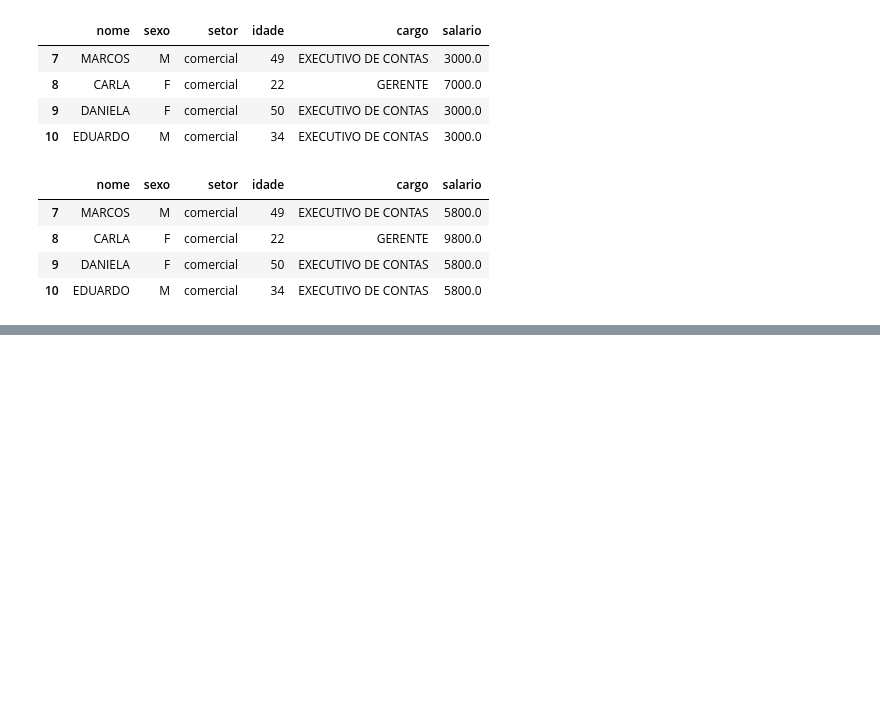
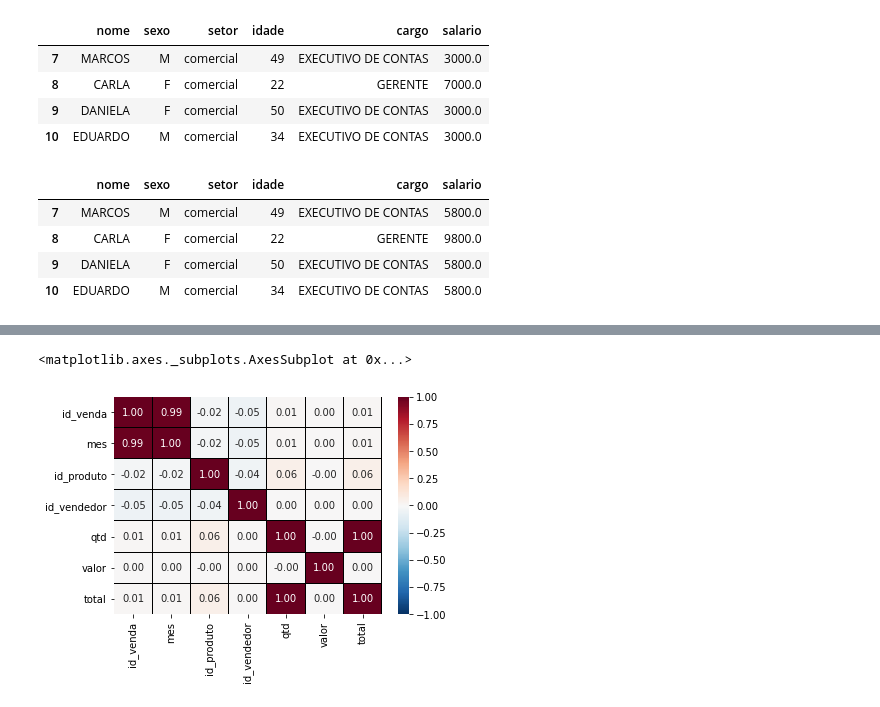
Before and after one commit to italomarcelogit/Tutorial-de-Pandas, a Jupyter notebook: Notebook_Dicas_Pandas_DataFrame.ipynb, the cells around one changed output, grey strips where cells are left out. Saved outputs shown, nothing was run; the diff lists cells and outputs as text; code cells hidden in the pictures; blank space fills up the shorter version.

```diff
--- a/Notebook_Dicas_Pandas_DataFrame.ipynb
+++ b/Notebook_Dicas_Pandas_DataFrame.ipynb
@@ -1209,0 +1248,4 @@ dfCopia.query("setor == 'comercial'")
+# %%
+# agora vamos visualizar a correlacao entre as variaveis
+correlacao = vendas.corr().round(2)
+correlacao
@@ -1209,0 +1339,6 @@ dfCopia.query("setor == 'comercial'")
+# %%
+sns.heatmap(correlacao, annot=True, fmt='.2f', vmin=-1, vmax=1,
+            linewidth=0.01, linecolor='black', cmap='RdBu_r')
+# %% [output]
+<matplotlib.axes._subplots.AxesSubplot at 0x...>
+[figure, added]
```
Also changed, not shown: parts of 21 cells of this notebook.
